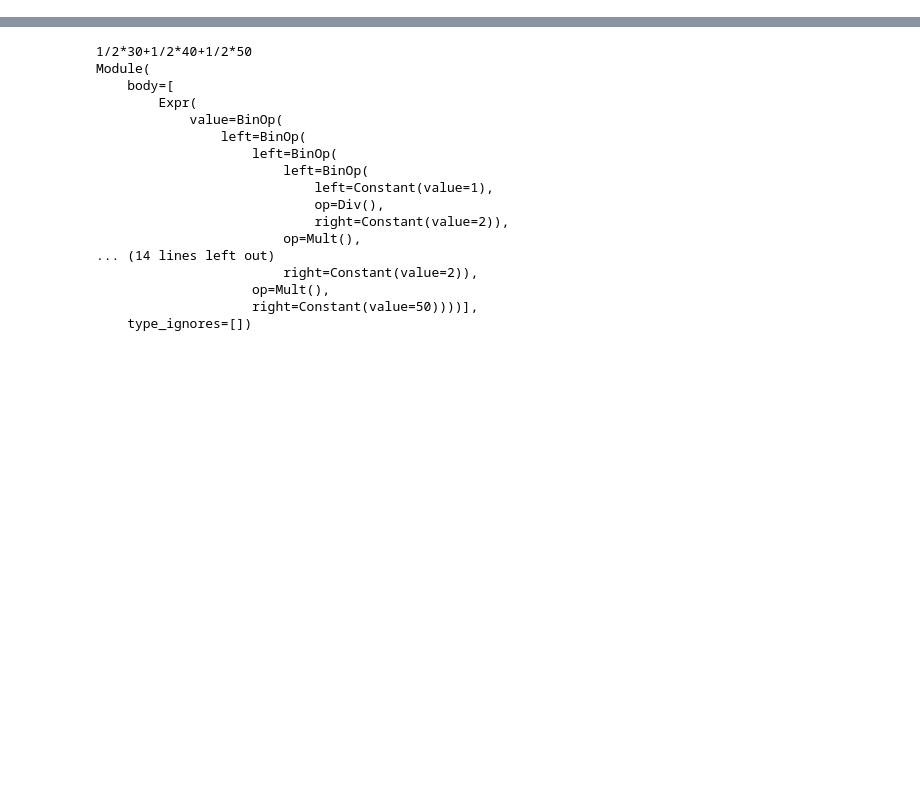
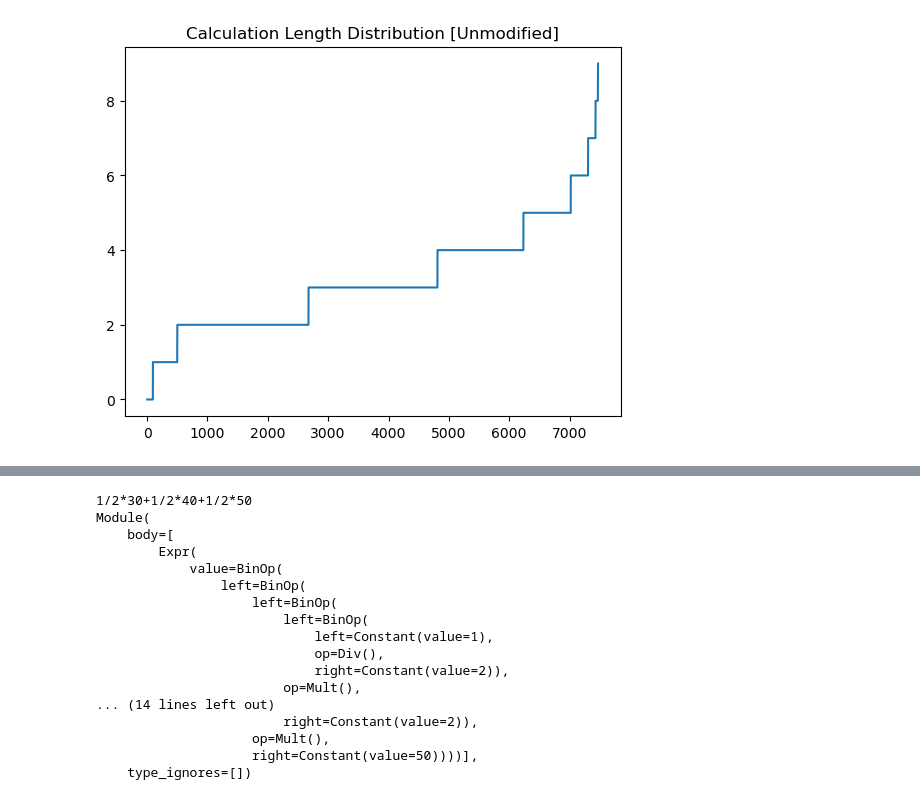
Before and after one commit to shlomenu/grade-school-math, a Jupyter notebook: grade_school_math/data/program_extraction.ipynb, the cells around one changed output, grey strips where cells are left out. Saved outputs shown, nothing was run; the diff lists cells and outputs as text; code cells hidden in the pictures; blank space fills up the shorter version.

```diff
--- a/grade_school_math/data/program_extraction.ipynb
+++ b/grade_school_math/data/program_extraction.ipynb
@@ -10,12 +11,27 @@ def load_jsonl(path: str):
 # %%
 train = load_jsonl("train.jsonl")
 # %%
-answer_calc = [
-    re.findall(r"<<([^<>]+=[^<>]+)>>", e["answer"]) + re.findall(r"\#\#\#\#\s*(\S+)\s*", e["answer"])
+answer_c = [
+    re.findall(r"<<([^<>]+=[^<>]+)>>", e["answer"]) # + re.findall(r"\#\#\#\#\s*(\S+)\s*", e["answer"])
     for e in train ]
+answer_q = [
+    sorted((float(n) for n in set(re.findall(r"\d+(?:\.\d+)?", e["question"]) + re.findall(r"\d+", e["answer"]))))
+    for e in train]
+answer_cq = [
+    sorted((float(n) for c in e for n in re.findall(r"\d+(?:\.\d+)?", c))) for e in answer_c]
+answer_cq_unique = [sorted(n for n in (set(cqs))) for cqs in answer_cq]
 # %%
-answer_calc_ord = sorted(zip(answer_calc, train), key=lambda e: len(e[0]))
-answer_calc, train = [t[0] for t in answer_calc_ord], [t[1] for t in answer_calc_ord]
-# discard all examples with no extractable calculator annotations
-first_explicit = [len(e) for e in answer_calc].index(2)
-answer_calc, train = answer_calc[first_explicit:], train[first_explicit:]
+features_ord = sorted(zip(answer_c, answer_q, answer_cq, answer_cq_unique, train), key=lambda e: len(e[0]))
+answer_c, answer_q, answer_cq, answer_cq_unique, train = (
+    [t[0] for t in features_ord],
+    [t[1] for t in features_ord],
+    [t[2] for t in features_ord],
+    [t[3] for t in features_ord],
+    [t[4] for t in features_ord])
+keep = [answer_q[i] == answer_cq_unique[i] for i in range(len(features_ord))]
+# %%
+plt.plot(list(range(len(answer_c))), [len(c) for c in answer_c])
+plt.title("Calculation Length Distribution [Unmodified]")
+plt.show()
+# %% [output]
+[figure, added]
```
Also changed, not shown: parts of 6 cells of this notebook.
